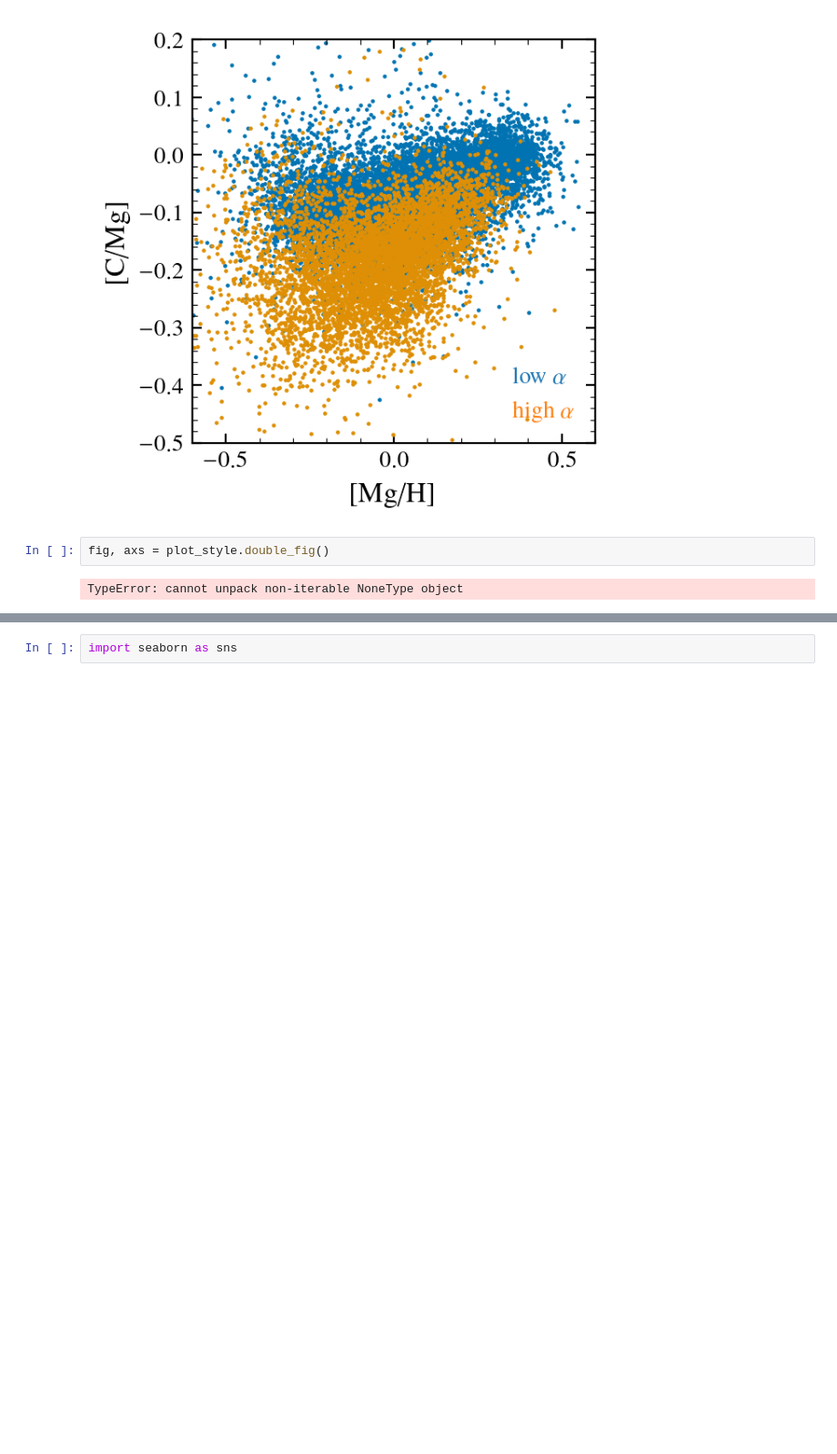
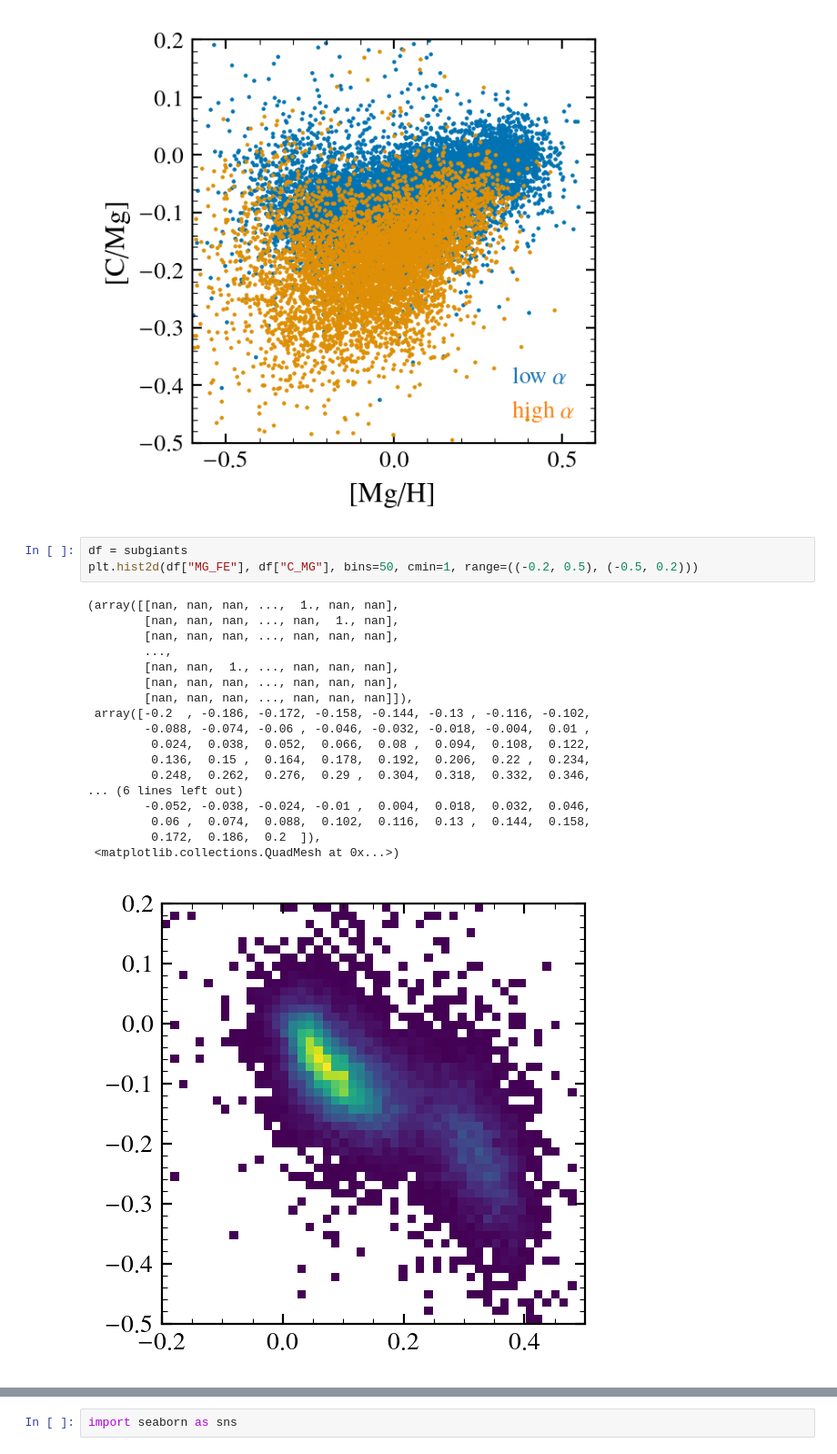
Before and after one commit to aeyobd/surp, a Jupyter notebook: carbon_paper/test_plots.ipynb, the cells around one changed output, grey strips where cells are left out. Shown at 91% size. Drawn from its saved outputs; the diff is of its cells as text; blank space fills up the shorter version.

```diff
--- a/carbon_paper/test_plots.ipynb
+++ b/carbon_paper/test_plots.ipynb
@@ -33,10 +33,28 @@ ax.set_ylabel("[C/Mg]")
 # %% [output]
 Text(0, 0.5, '[C/Mg]')
 [figure]
-# %%
-fig, axs = plot_style.double_fig()
-# %% [output]
-TypeError: cannot unpack non-iterable NoneType object
+# %%
+df = subgiants
+plt.hist2d(df["MG_FE"], df["C_MG"], bins=50, cmin=1, range=((-0.2, 0.5), (-0.5, 0.2)))
+# %% [output]
+(array([[nan, nan, nan, ...,  1., nan, nan],
+        [nan, nan, nan, ..., nan,  1., nan],
+        [nan, nan, nan, ..., nan, nan, nan],
+        ...,
+        [nan, nan,  1., ..., nan, nan, nan],
+        [nan, nan, nan, ..., nan, nan, nan],
+        [nan, nan, nan, ..., nan, nan, nan]]),
+ array([-0.2  , -0.186, -0.172, -0.158, -0.144, -0.13 , -0.116, -0.102,
+        -0.088, -0.074, -0.06 , -0.046, -0.032, -0.018, -0.004,  0.01 ,
+         0.024,  0.038,  0.052,  0.066,  0.08 ,  0.094,  0.108,  0.122,
+         0.136,  0.15 ,  0.164,  0.178,  0.192,  0.206,  0.22 ,  0.234,
+         0.248,  0.262,  0.276,  0.29 ,  0.304,  0.318,  0.332,  0.346,
+... (6 lines left out)
+        -0.052, -0.038, -0.024, -0.01 ,  0.004,  0.018,  0.032,  0.046,
+         0.06 ,  0.074,  0.088,  0.102,  0.116,  0.13 ,  0.144,  0.158,
+         0.172,  0.186,  0.2  ]),
+ <matplotlib.collections.QuadMesh at 0x...>)
+[figure, added]
 # %%
 fig, ax = plot_style.get_plot()
 
```
Also changed, not shown: parts of 4 cells of this notebook, 13 other files.
